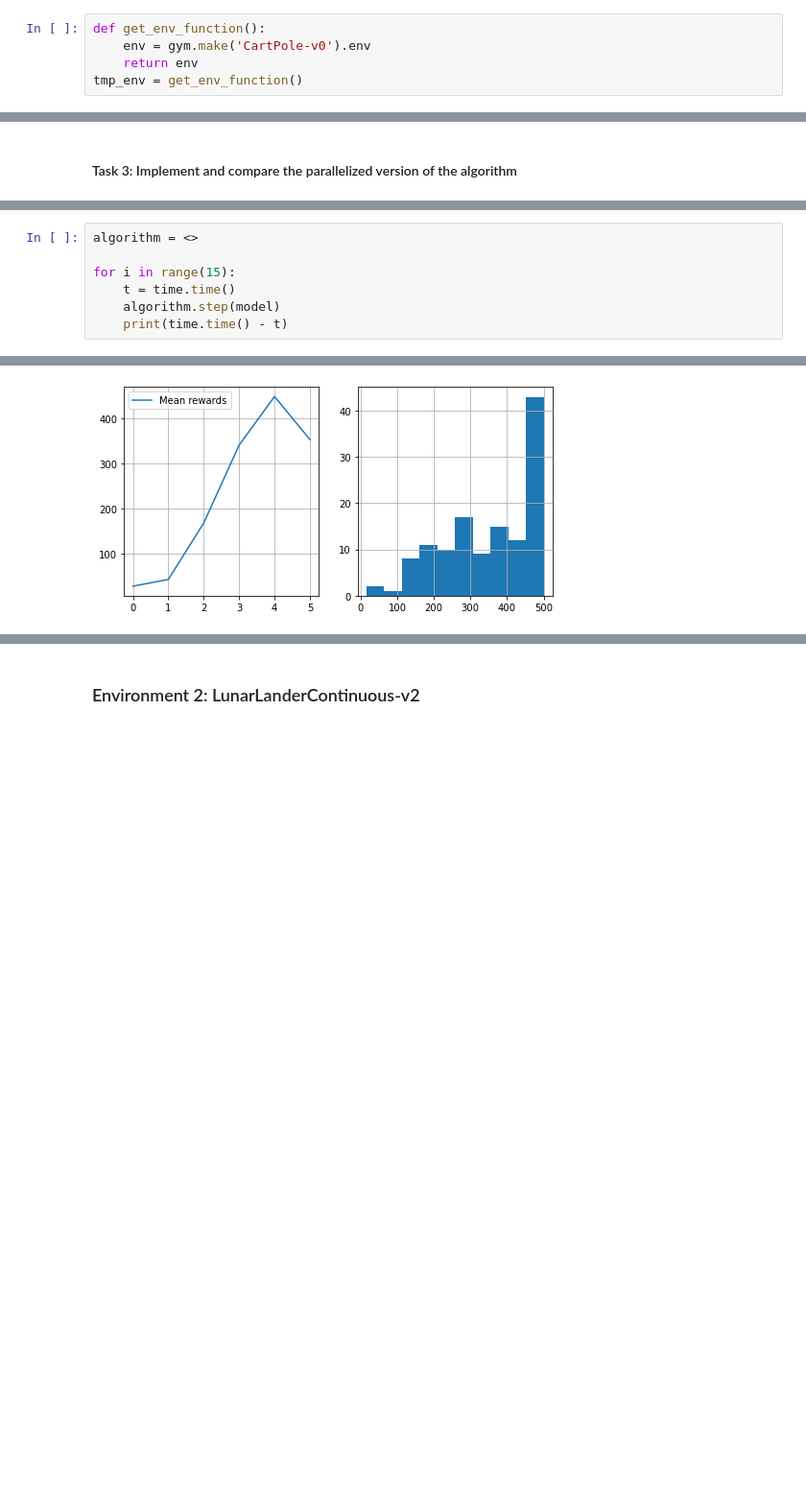
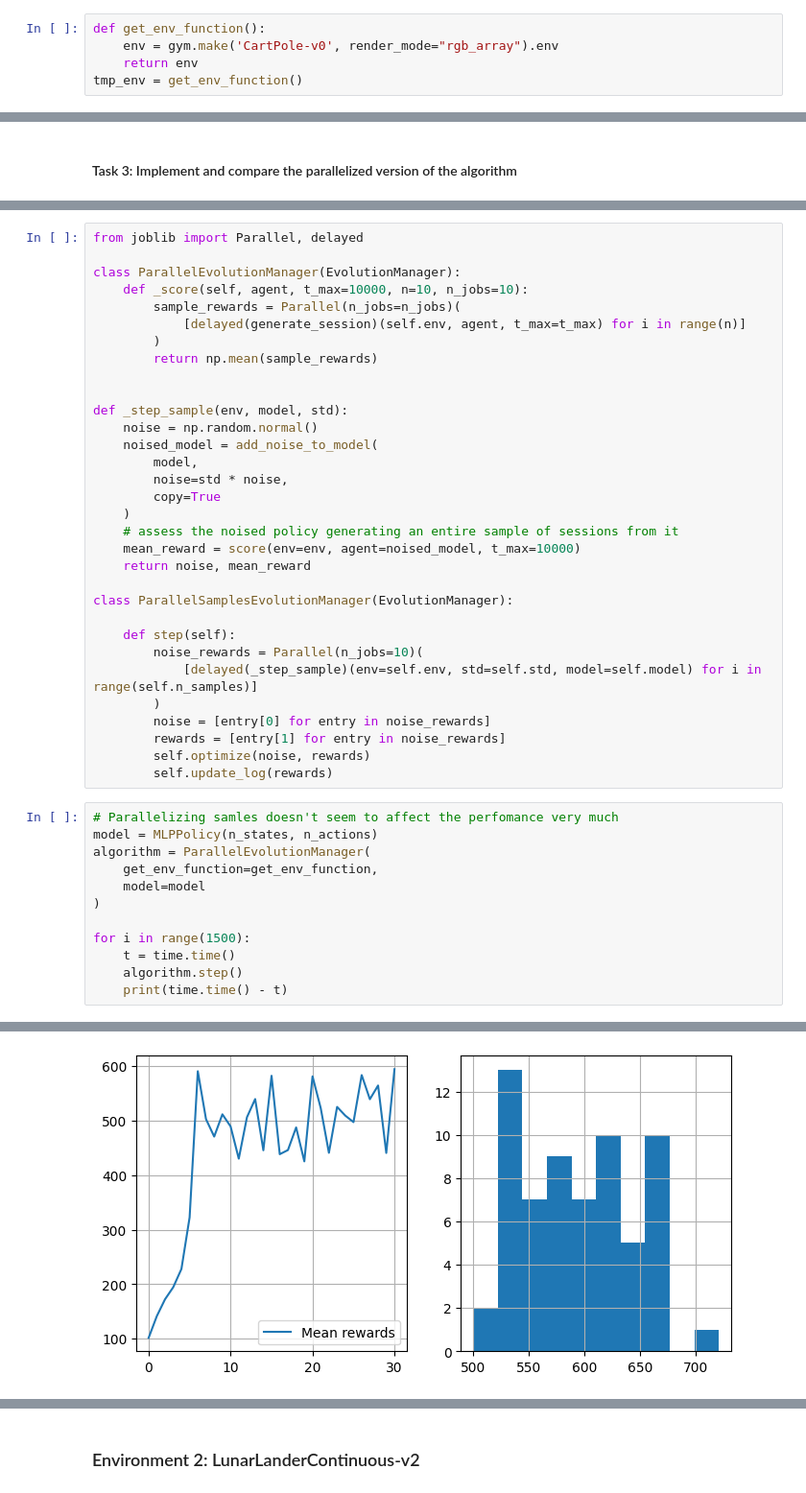
Before and after one commit to galthran-wq/Practical_RL, a Jupyter notebook: week01_intro/seminar-es-task.ipynb, the cells around one changed output, grey strips where cells are left out. Shown at 96% size. Drawn from its saved outputs; the diff is of its cells as text; blank space fills up the shorter version.

```diff
--- a/week01_intro/seminar-es-task.ipynb
+++ b/week01_intro/seminar-es-task.ipynb
@@ -269,7 +285,7 @@ class MLPPolicy(nn.Module):
 ### Environment 1: CartPole-v0
 # %%
 def get_env_function():
-    env = gym.make('CartPole-v0').env
+    env = gym.make('CartPole-v0', render_mode="rgb_array").env
     return env
 tmp_env = get_env_function()
 # %%
@@ -299,8 +322,45 @@ model = <>
+# %%
+from joblib import Parallel, delayed
+
+class ParallelEvolutionManager(EvolutionManager):
+    def _score(self, agent, t_max=10000, n=10, n_jobs=10):
+        sample_rewards = Parallel(n_jobs=n_jobs)(
+            [delayed(generate_session)(self.env, agent, t_max=t_max) for i in range(n)]
+        )
+        return np.mean(sample_rewards)
+
+
+def _step_sample(env, model, std):
+    noise = np.random.normal()
+    noised_model = add_noise_to_model(
+        model,
+        noise=std * noise,
+        copy=True
+    )
+    # assess the noised policy generating an entire sample of sessions from it
+    mean_reward = score(env=env, agent=noised_model, t_max=10000)
+    return noise, mean_reward
+
+class ParallelSamplesEvolutionManager(EvolutionManager):
+
+    def step(self):
+        noise_rewards = Parallel(n_jobs=10)(
+            [delayed(_step_sample)(env=self.env, std=self.std, model=self.model) for i in range(self.n_samples)]
+        )
+        noise = [entry[0] for entry in noise_rewards]
+        rewards = [entry[1] for entry in noise_rewards]
+        self.optimize(noise, rewards)
+        self.update_log(rewards)
 # %%
-algorithm = <>
+# Parallelizing samles doesn't seem to affect the perfomance very much
+model = MLPPolicy(n_states, n_actions)
+algorithm = ParallelEvolutionManager(
+    get_env_function=get_env_function,
+    model=model
+)
 
-for i in range(15):
+for i in range(1500):
     t = time.time()
-    algorithm.step(model)
+    algorithm.step()
     print(time.time() - t)
 # %% [output]
@@ -308 +368 @@ last mean reward = 353.210
-[figure, old version]
+[figure, new version]
```
Also changed, not shown: parts of 19 cells of this notebook, 4 other files.
